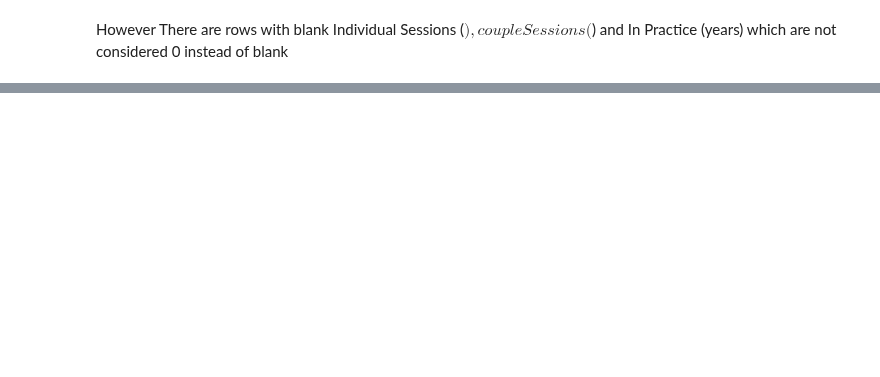
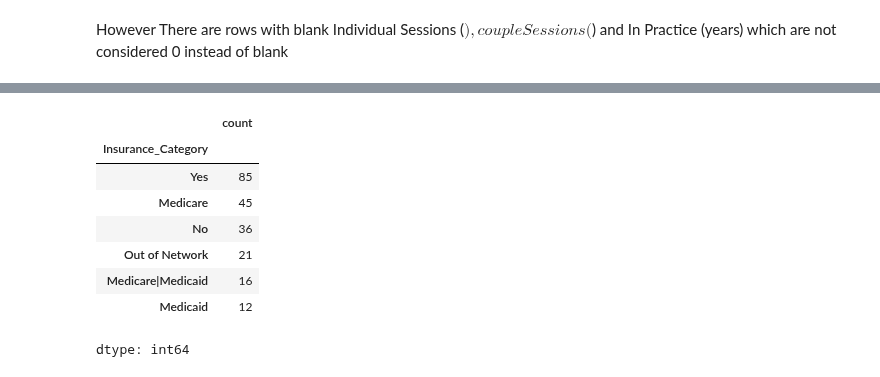
Before and after one commit to pallavmarch/Psychologytoday-therapist-analysis, a Jupyter notebook: psychologytoday_webscraping_dataset_analysis.ipynb, the cells around one changed output, grey strips where cells are left out. Drawn from its saved outputs; the diff is of its cells as text; code cells hidden in the pictures; blank space fills up the shorter version.

```diff
--- a/psychologytoday_webscraping_dataset_analysis.ipynb
+++ b/psychologytoday_webscraping_dataset_analysis.ipynb
@@ -169,0 +154,12 @@ Dementia.to_excel('Dementia.xlsx', index=False)
+# %%
+Dementia['Insurance_Category'].value_counts()
+# %% [output]
+|  | count |
+| Insurance_Category |  |
+| Yes | 85 |
+| Medicare | 45 |
+| No | 36 |
+| Out of Network | 21 |
+| Medicare|Medicaid | 16 |
+| Medicaid | 12 |
+dtype: int64
```
Also changed, not shown: parts of 8 cells of this notebook.
